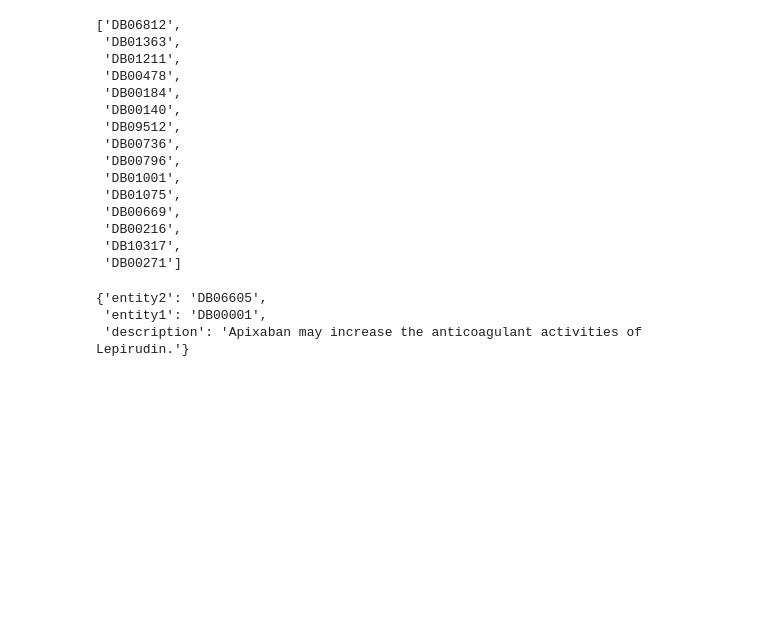
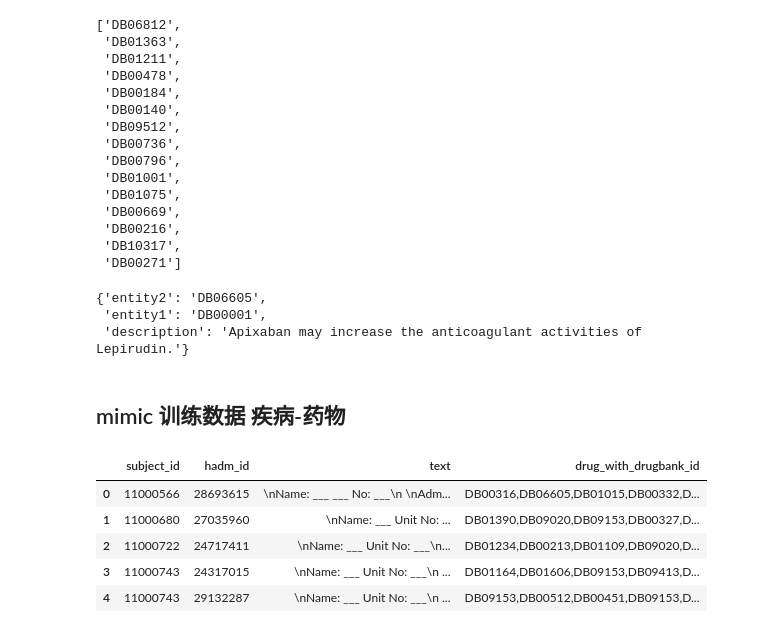
Before and after one commit to WnQinm/DrugRec, a Jupyter notebook: data/get_data.ipynb, the cells around one changed output. Saved outputs shown, nothing was run; the diff lists cells and outputs as text; code cells hidden in the pictures; blank space fills up the shorter version.

```diff
--- a/data/get_data.ipynb
+++ b/data/get_data.ipynb
@@ -760,3 +760,28 @@ link_data[0]
 {'entity2': 'DB06605',
  'entity1': 'DB00001',
  'description': 'Apixaban may increase the anticoagulant activities of Lepirudin.'}
+# %% [markdown]
+## mimic 训练数据 疾病-药物
+# %%
+import pandas as pd
+
+# 加载带drugbank药物数据的mimic数据 去除空值
+drugs = pd.read_csv("./data/diseases_circulatory_system_with_drugbank_id.csv")
+drugs = drugs[~drugs.isna()]
+drugs["drug_with_drugbank_id"] = drugs["drug_with_drugbank_id"].astype('str')
+
+# 每次就诊时医生开出的所有药物数据聚集在一行里
+mimic_data = drugs.groupby(["subject_id", "hadm_id"])["drug_with_drugbank_id"].agg(lambda x: ','.join(x))
+discharge = pd.read_csv("./data/mimic-note/discharge.csv", usecols=["subject_id", "hadm_id", "text"])
+# 将症状描述表和开药数据表通过就诊id连接
+mimic_with_text = pd.merge(discharge, right=mimic_data, how='right', on=["subject_id", "hadm_id"])
+# 去除空值
+traindata = mimic_with_text[(~mimic_with_text.text.isna()) & (~mimic_with_text.drug_with_drugbank_id.isna())].reset_index(drop=True)
+traindata.head()
+# %% [output]
+|  | subject_id | hadm_id | text | drug_with_drugbank_id |
+| 0 | 11000566 | 28693615 | \nName: ___ ___ No: ___\n \nAdm... | DB00316,DB06605,DB01015,DB00332,D... |
+| 1 | 11000680 | 27035960 | \nName: ___ Unit No: ... | DB01390,DB09020,DB09153,DB00327,D... |
+| 2 | 11000722 | 24717411 | \nName: ___ Unit No: ___\n... | DB01234,DB00213,DB01109,DB09020,D... |
+| 3 | 11000743 | 24317015 | \nName: ___ Unit No: ___\n ... | DB01164,DB01606,DB09153,DB09413,D... |
+| 4 | 11000743 | 29132287 | \nName: ___ Unit No: ___\n ... | DB09153,DB00512,DB00451,DB09153,D... |
```
Also changed, not shown: parts of 3 cells of this notebook, 8 other files.
